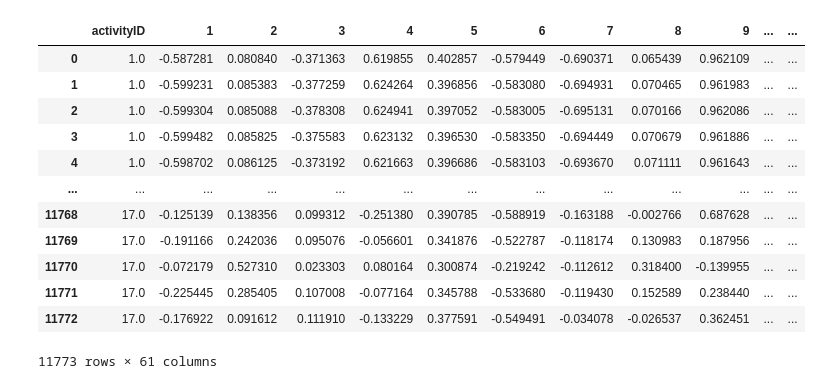
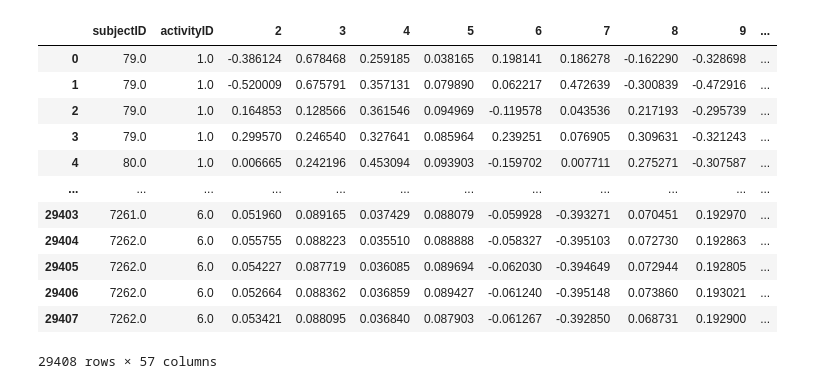
Before and after one commit to praveengadiyaram369/Activityrecognition_GaussianLDA, a Jupyter notebook: bin/kartheek/umap_gmm_clustering.ipynb, the cells around one changed output. Cells and saved outputs as stored; diff of their text form; code cells hidden in the pictures.

```diff
--- a/bin/kartheek/umap_gmm_clustering.ipynb
+++ b/bin/kartheek/umap_gmm_clustering.ipynb
@@ -9,22 +9,22 @@ from sklearn.preprocessing import StandardScaler
 from sklearn.metrics import silhouette_score
 from sklearn.mixture import GaussianMixture
 # %%
-input_file_path = os.getcwd() + f'/../../data/sensor_features_lstm_tuned.csv'
+input_file_path = os.getcwd() + f'/../../data/UCIHAR_sensor_features_lstm_tuned_32.csv'
 main_df = pd.read_csv(input_file_path, header=None)
-main_df.rename(columns={0: 'activityID'}, inplace=True)
+main_df.rename(columns={0:'subjectID',1: 'activityID'}, inplace=True)
 main_df
 # %% [output]
-|  | activityID | 1 | 2 | 3 | 4 | 5 | 6 | 7 | 8 | 9 | ... | ... |
-| 0 | 1.0 | -0.587281 | 0.080840 | -0.371363 | 0.619855 | 0.402857 | -0.579449 | -0.690371 | 0.065439 | 0.962109 | ... | ... |
-| 1 | 1.0 | -0.599231 | 0.085383 | -0.377259 | 0.624264 | 0.396856 | -0.583080 | -0.694931 | 0.070465 | 0.961983 | ... | ... |
-| 2 | 1.0 | -0.599304 | 0.085088 | -0.378308 | 0.624941 | 0.397052 | -0.583005 | -0.695131 | 0.070166 | 0.962086 | ... | ... |
-| 3 | 1.0 | -0.599482 | 0.085825 | -0.375583 | 0.623132 | 0.396530 | -0.583350 | -0.694449 | 0.070679 | 0.961886 | ... | ... |
-| 4 | 1.0 | -0.598702 | 0.086125 | -0.373192 | 0.621663 | 0.396686 | -0.583103 | -0.693670 | 0.071111 | 0.961643 | ... | ... |
-| ... | ... | ... | ... | ... | ... | ... | ... | ... | ... | ... | ... | ... |
-| 11768 | 17.0 | -0.125139 | 0.138356 | 0.099312 | -0.251380 | 0.390785 | -0.588919 | -0.163188 | -0.002766 | 0.687628 | ... | ... |
-| 11769 | 17.0 | -0.191166 | 0.242036 | 0.095076 | -0.056601 | 0.341876 | -0.522787 | -0.118174 | 0.130983 | 0.187956 | ... | ... |
-| 11770 | 17.0 | -0.072179 | 0.527310 | 0.023303 | 0.080164 | 0.300874 | -0.219242 | -0.112612 | 0.318400 | -0.139955 | ... | ... |
-| 11771 | 17.0 | -0.225445 | 0.285405 | 0.107008 | -0.077164 | 0.345788 | -0.533680 | -0.119430 | 0.152589 | 0.238440 | ... | ... |
-| 11772 | 17.0 | -0.176922 | 0.091612 | 0.111910 | -0.133229 | 0.377591 | -0.549491 | -0.034078 | -0.026537 | 0.362451 | ... | ... |
+|  | subjectID | activityID | 2 | 3 | 4 | 5 | 6 | 7 | 8 | 9 | ... |
+| 0 | 79.0 | 1.0 | -0.386124 | 0.678468 | 0.259185 | 0.038165 | 0.198141 | 0.186278 | -0.162290 | -0.328698 | ... |
+| 1 | 79.0 | 1.0 | -0.520009 | 0.675791 | 0.357131 | 0.079890 | 0.062217 | 0.472639 | -0.300839 | -0.472916 | ... |
+| 2 | 79.0 | 1.0 | 0.164853 | 0.128566 | 0.361546 | 0.094969 | -0.119578 | 0.043536 | 0.217193 | -0.295739 | ... |
+| 3 | 79.0 | 1.0 | 0.299570 | 0.246540 | 0.327641 | 0.085964 | 0.239251 | 0.076905 | 0.309631 | -0.321243 | ... |
+| 4 | 80.0 | 1.0 | 0.006665 | 0.242196 | 0.453094 | 0.093903 | -0.159702 | 0.007711 | 0.275271 | -0.307587 | ... |
+| ... | ... | ... | ... | ... | ... | ... | ... | ... | ... | ... | ... |
+| 29403 | 7261.0 | 6.0 | 0.051960 | 0.089165 | 0.037429 | 0.088079 | -0.059928 | -0.393271 | 0.070451 | 0.192970 | ... |
+| 29404 | 7262.0 | 6.0 | 0.055755 | 0.088223 | 0.035510 | 0.088888 | -0.058327 | -0.395103 | 0.072730 | 0.192863 | ... |
+| 29405 | 7262.0 | 6.0 | 0.054227 | 0.087719 | 0.036085 | 0.089694 | -0.062030 | -0.394649 | 0.072944 | 0.192805 | ... |
+| 29406 | 7262.0 | 6.0 | 0.052664 | 0.088362 | 0.036859 | 0.089427 | -0.061240 | -0.395148 | 0.073860 | 0.193021 | ... |
+| 29407 | 7262.0 | 6.0 | 0.053421 | 0.088095 | 0.036840 | 0.087903 | -0.061267 | -0.392850 | 0.068731 | 0.192900 | ... |
-11773 rows × 61 columns
+29408 rows × 57 columns
 # %%
```
Also changed, not shown: parts of 17 cells of this notebook.
